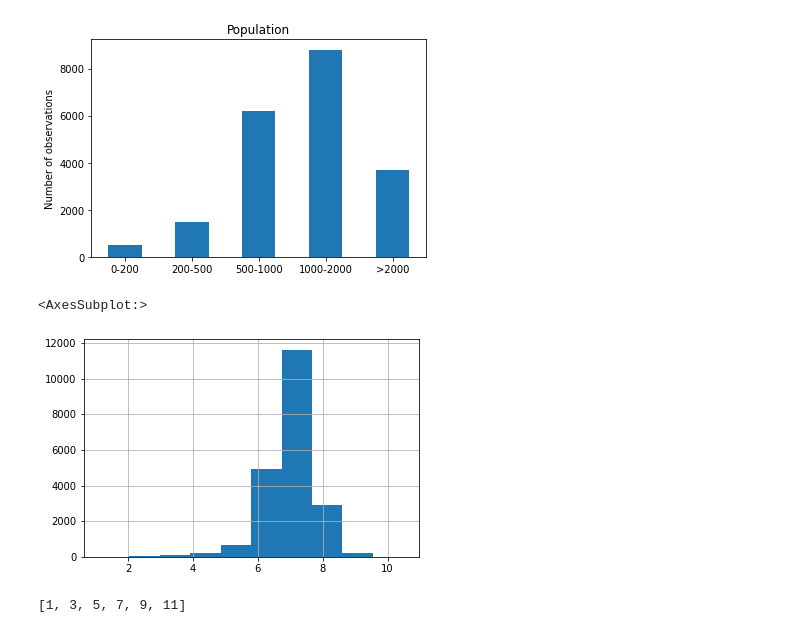
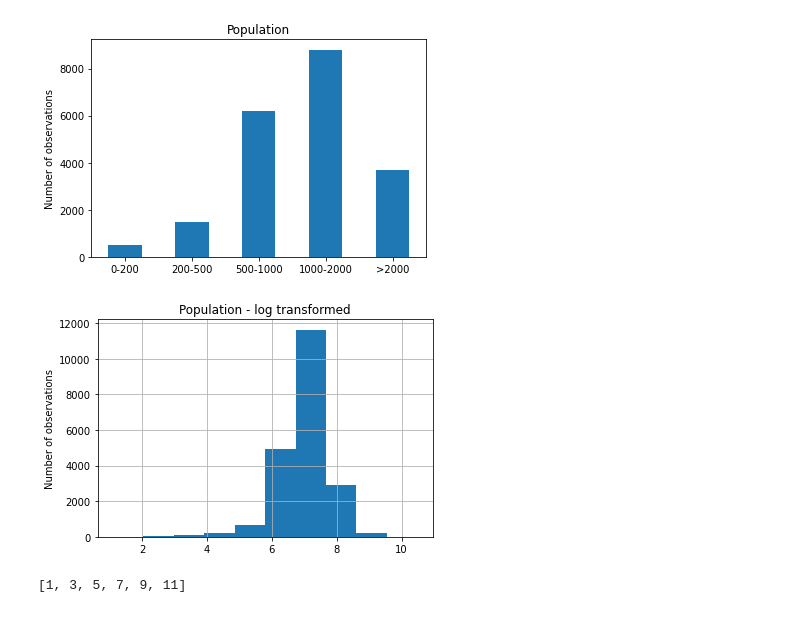
Before and after one commit to PacktPublishing/Python-Feature-Engineering-Cookbook-Second-Edition, a Jupyter notebook: ch04-discretization/Recipe-3-User-defined-interval-discretisation.ipynb, the cells around one changed output. Drawn from its saved outputs; the diff is of its cells as text; code cells hidden in the pictures.

```diff
--- a/ch04-discretization/Recipe-3-User-defined-interval-discretisation.ipynb
+++ b/ch04-discretization/Recipe-3-User-defined-interval-discretisation.ipynb
@@ -76,14 +76,16 @@ plt.show()
 # %%
 # Let's transform the variable with the logarithm
 
 X["log_population"] = np.log(X["Population"])
 
 # and plot a histogram to assess the transformation
 
 X["log_population"].hist()
+plt.title("Population - log transformed")
+plt.ylabel("Number of observations")
+plt.show()
 # %% [output]
-<AxesSubplot:>
-[figure, old version]
+[figure, new version]
 # %%
 # Now let's find the equal-width interval limits
 
```
Also changed, not shown: 6 other files.
